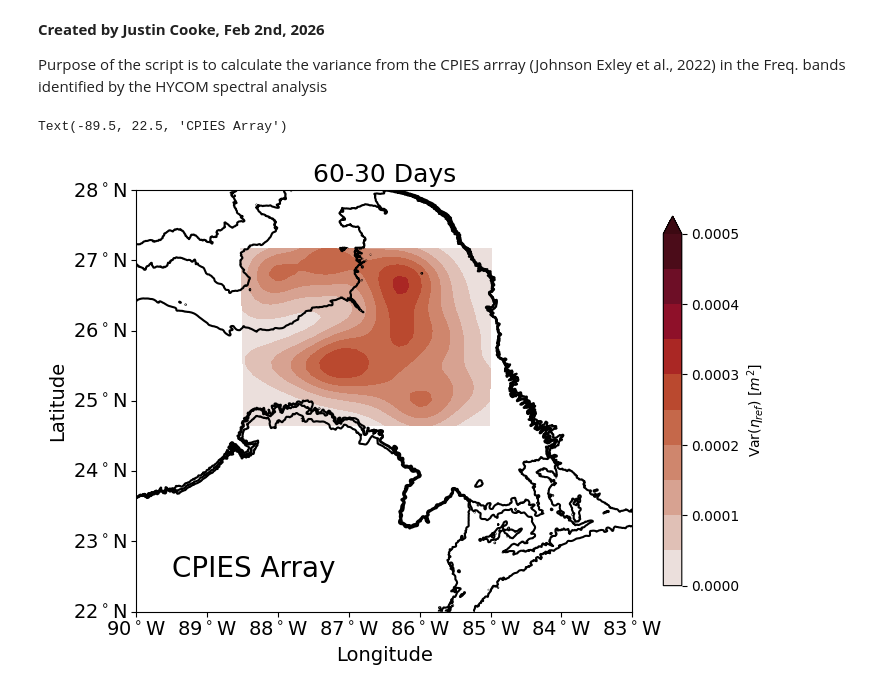
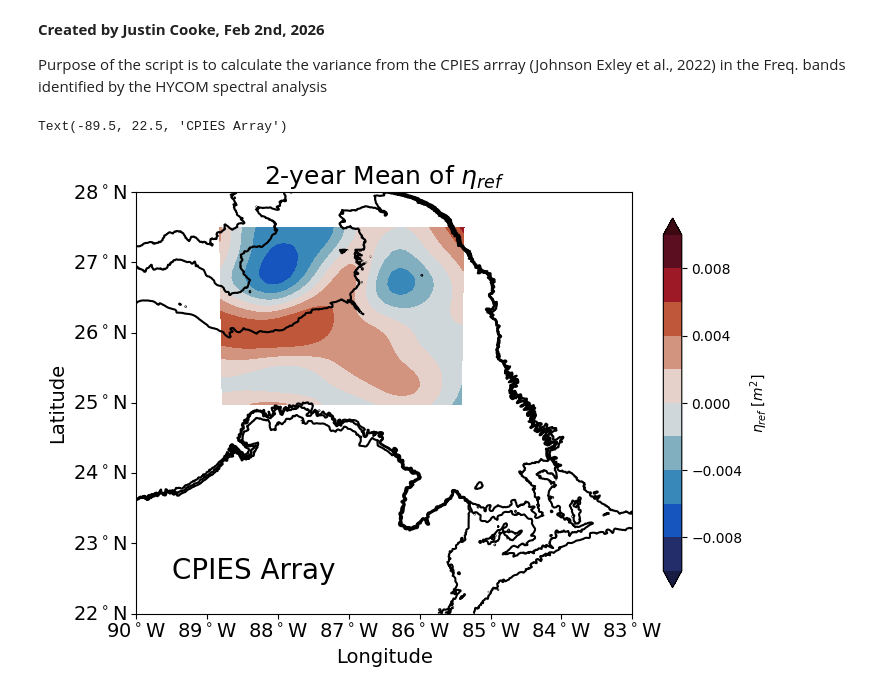
Before and after one commit to JCooke188/ceofs, a Jupyter notebook: cpies_variance.ipynb, the cells around one changed output. Drawn from its saved outputs; the diff is of its cells as text; code cells hidden in the pictures.

Commit message:
Low filter plot check

```diff
--- a/cpies_variance.ipynb
+++ b/cpies_variance.ipynb
@@ -148,8 +211,8 @@ lat_yticklbls = ['$22^\circ$N','$23^\circ$N','$24^\circ$N','$25^\circ$N','$26^\c
 # Load the CPIES data
 
 
-#ds_oi = spio.loadmat('/home/justin_cooke_uri_edu/DeepCyclones/EF/ObsData/OImapBottomPrs_20d_70k_65k_15Vn.mat')
-ds_oi = spio.loadmat('/home/justin_cooke_uri_edu/DeepCyclones/EF/ObsData/Dynloop_OImapBottomPrs_40d_70k_65k_15Vn.mat')
+ds_oi = spio.loadmat('/home/justin_cooke_uri_edu/DeepCyclones/EF/ObsData/OImapBottomPrs_20d_70k_65k_15Vn.mat')
+#ds_oi = spio.loadmat('/home/justin_cooke_uri_edu/DeepCyclones/EF/ObsData/Dynloop_OImapBottomPrs_40d_70k_65k_15Vn.mat')
 #ds_oi = spio.loadmat('./ObsData/OImapBottomPrs_20d_70k_65k_15Vn.mat')
 
 oi_lat = ds_oi['OIprs']['lat'][0][0]
@@ -214,6 +277,38 @@ ax.set_title(f'{int(filtThi)}-{int(filtTlo)} Days',fontsize=18)
 ax.text(-89.5,22.5,'CPIES Array',fontsize=20)
 
 #fig.savefig(f'./Figures/CPIES_Var/BP_CPIES_{int(filtThi)}to{int(filtTlo)}_var_{today}.svg',format='svg')
-# %% [output]
-Text(-89.5, 22.5, 'CPIES Array')
-[figure, removed]
+# %%
+# Lowpass the data
+
+filtTlo = 10.0 # High Freq filter
+sc = 1.0 # Sampling Freq (days)
+
+lp_etaref = np.zeros_like(oi_eref_daily)
+for i in range(nlat):
+    for j in range(nlon):
+        this_ts = oi_eref_daily[i,j,:]
+
+        lp_etaref[i,j,:] = lowpassfilt(this_ts,filtTlo,sc)
+
+# Get the mean
+lp_etaref_mean = np.nanmean(lp_etaref,axis=2)
+fig,ax = plt.subplots(figsize=(8,8))
+
+cb = plt.contourf(oi_lon,oi_lat,lp_etaref_mean,cmap=cm.cm.balance,levels=np.linspace(-0.01,0.01,11),extend='both')
+#cb = plt.contourf(oi_lon,oi_lat,np.var(oi_eref_daily,axis=2),cmap=cm.cm.amp,levels=np.linspace(0,0.0005,11),extend='max')
+plt.colorbar(cb,shrink=0.6,label='$\eta_{ref}$ [$m^2$]')
+plt.contour(gulf_lon,gulf_lat,np.flipud(img),levels=[-3000,-2500,-2000],colors='black',linestyles='-')
+ax.set_aspect(np.cos(ymid))
+ax.set_xlabel('Longitude',fontsize=14)
+ax.set_ylabel('Latitude',fontsize=14)
+ax.set_xlim(-90,-83)
+ax.set_xticks(lon_xticks)
+ax.set_xticklabels(lon_xticklbls)
+ax.set_yticks(lat_yticks)
+ax.set_yticklabels(lat_yticklbls)
+ax.tick_params(axis='both',which='major',labelsize=14)
+ax.set_title('2-year Mean of $\eta_{ref}$',fontsize=18)
+ax.text(-89.5,22.5,'CPIES Array',fontsize=20)
+# %% [output]
+Text(-89.5, 22.5, 'CPIES Array')
+[figure, added]
```
Also changed, not shown: parts of 1 cell of this notebook.
